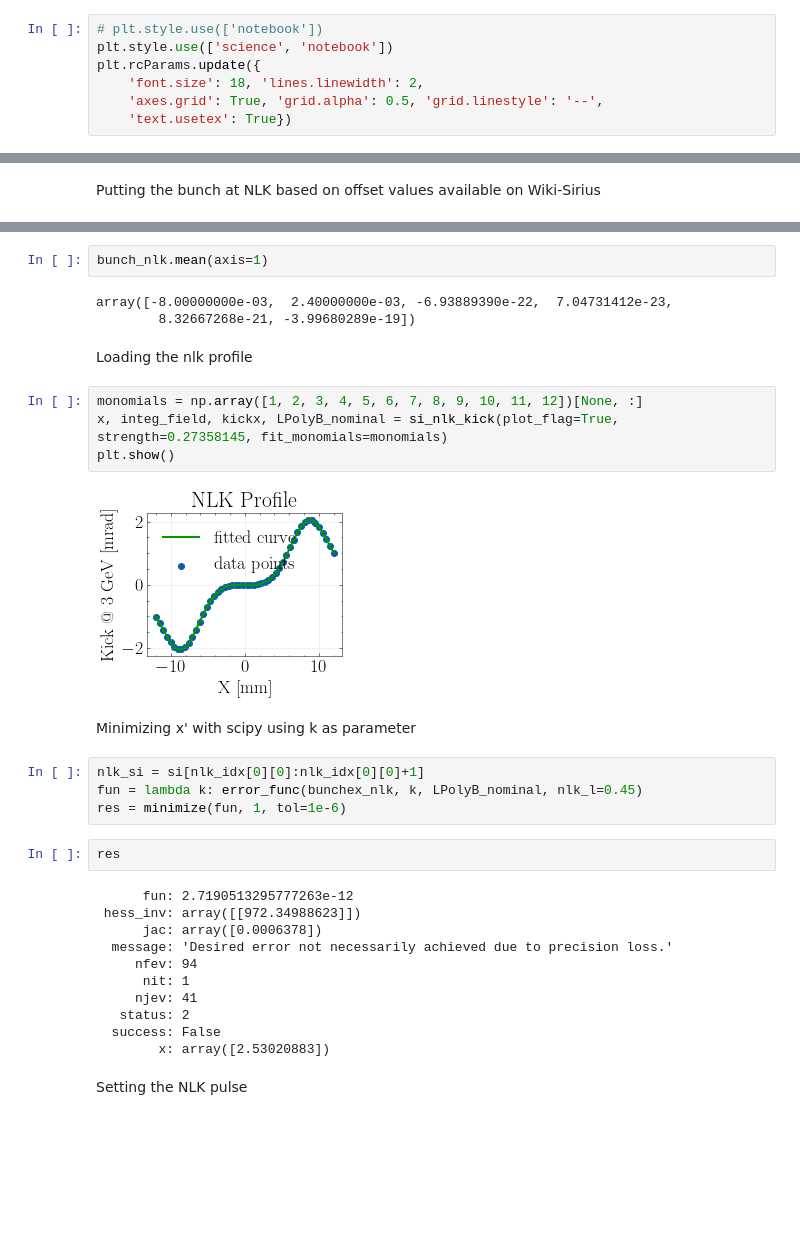
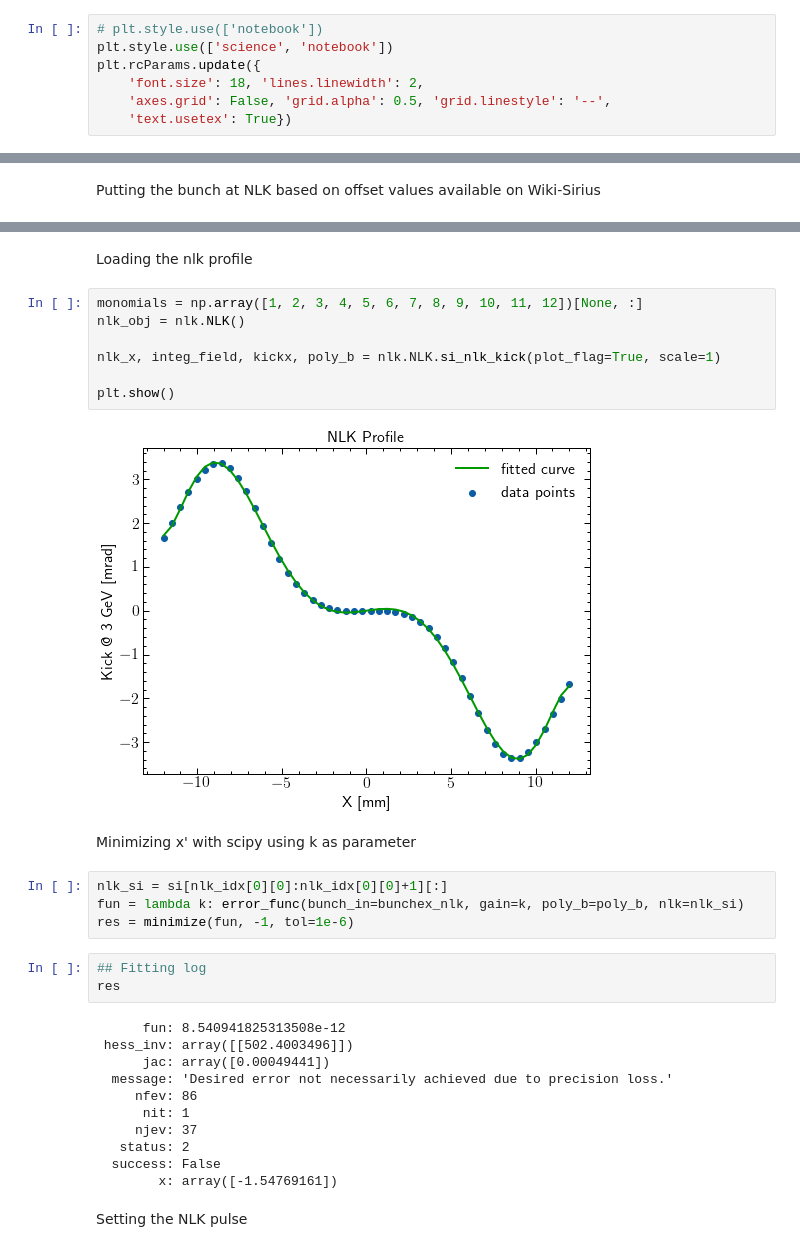
Before and after one commit to jquentino/notebook, a Jupyter notebook: emittance_exchange_simulations/inj_simulation_w_emit_exchange.ipynb, the cells around one changed output, grey strips where cells are left out. Drawn from its saved outputs; the diff is of its cells as text; blank space fills up the shorter version.

```diff
--- a/emittance_exchange_simulations/inj_simulation_w_emit_exchange.ipynb
+++ b/emittance_exchange_simulations/inj_simulation_w_emit_exchange.ipynb
@@ -12,7 +12,7 @@ from scipy.optimize import minimize
 plt.style.use(['science', 'notebook'])
 plt.rcParams.update({
     'font.size': 18, 'lines.linewidth': 2,
-    'axes.grid': True, 'grid.alpha': 0.5, 'grid.linestyle': '--',
+    'axes.grid': False, 'grid.alpha': 0.5, 'grid.linestyle': '--',
     'text.usetex': True})
 # %%
 fig_path = r'/home/jucelio/notebooks/figures/TS_effects_on_exchange/'
@@ -356,34 +387,33 @@ plt.show()
-# %%
-bunch_nlk.mean(axis=1)
-# %% [output]
-array([-8.00000000e-03,  2.40000000e-03, -6.93889390e-22,  7.04731412e-23,
-        8.32667268e-21, -3.99680289e-19])
 # %% [markdown]
 Loading the nlk profile
 # %%
 monomials = np.array([1, 2, 3, 4, 5, 6, 7, 8, 9, 10, 11, 12])[None, :]
-x, integ_field, kickx, LPolyB_nominal = si_nlk_kick(plot_flag=True, strength=0.27358145, fit_monomials=monomials)
+nlk_obj = nlk.NLK()
+
+nlk_x, integ_field, kickx, poly_b = nlk.NLK.si_nlk_kick(plot_flag=True, scale=1)
+
 plt.show()
 # %% [output]
-[figure, old version]
+[figure, new version]
 # %% [markdown]
 Minimizing x' with scipy using k as parameter
 # %%
-nlk_si = si[nlk_idx[0][0]:nlk_idx[0][0]+1]
-fun = lambda k: error_func(bunchex_nlk, k, LPolyB_nominal, nlk_l=0.45)
-res = minimize(fun, 1, tol=1e-6)
+nlk_si = si[nlk_idx[0][0]:nlk_idx[0][0]+1][:]
+fun = lambda k: error_func(bunch_in=bunchex_nlk, gain=k, poly_b=poly_b, nlk=nlk_si)
+res = minimize(fun, -1, tol=1e-6)
-# %%
-res
-# %% [output]
-      fun: 2.7190513295777263e-12
- hess_inv: array([[972.34988623]])
-      jac: array([0.0006378])
-  message: 'Desired error not necessarily achieved due to precision loss.'
-     nfev: 94
-      nit: 1
-     njev: 41
-   status: 2
-  success: False
-        x: array([2.53020883])
+# %%
+## Fitting log
+res
+# %% [output]
+      fun: 8.540941825313508e-12
+ hess_inv: array([[502.4003496]])
+      jac: array([0.00049441])
+  message: 'Desired error not necessarily achieved due to precision loss.'
+     nfev: 86
+      nit: 1
+     njev: 37
+   status: 2
+  success: False
+        x: array([-1.54769161])
 # %% [markdown]
 Setting the NLK pulse
```
Also changed, not shown: parts of 42 cells of this notebook, 16 other files.
